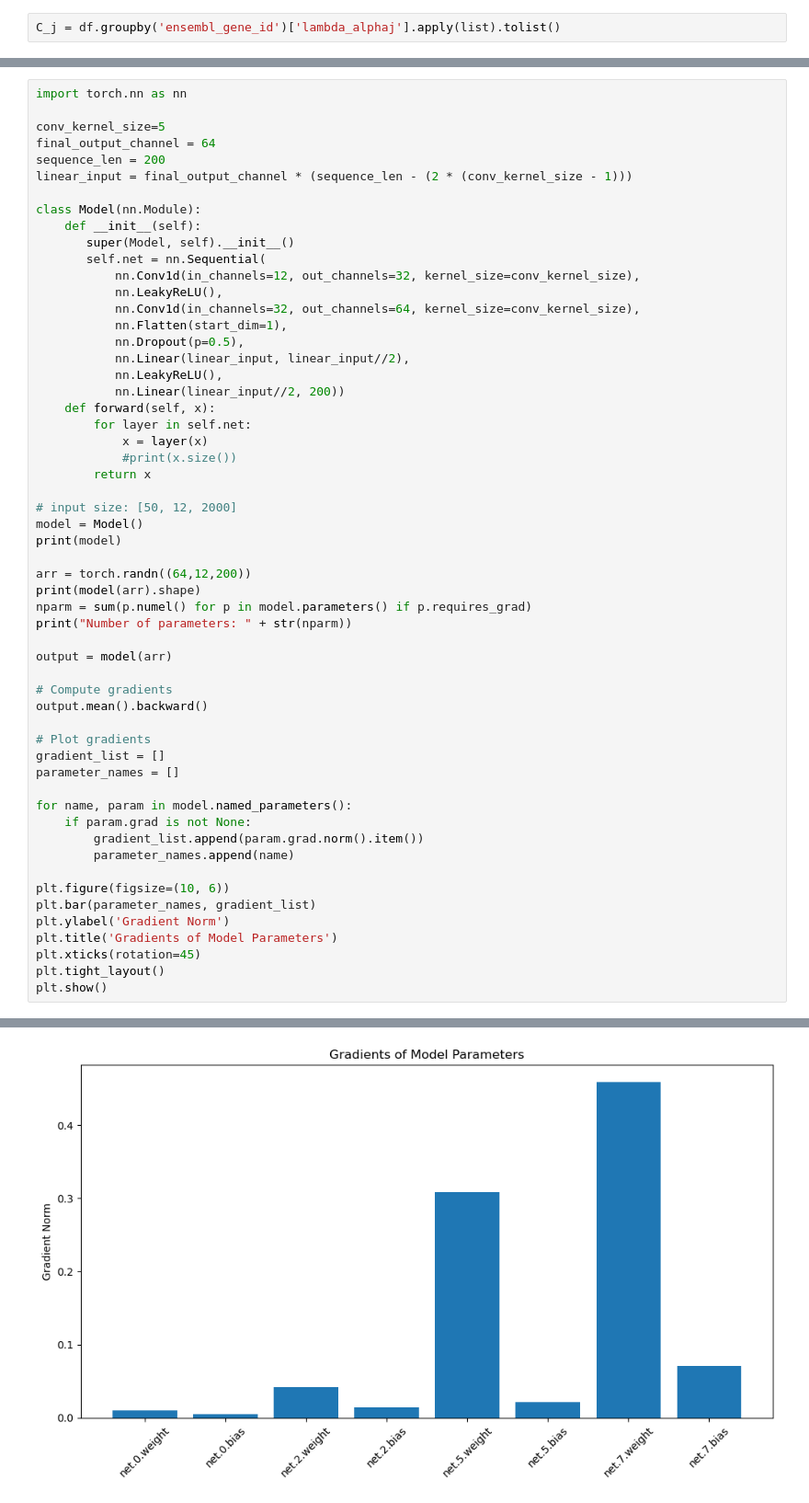
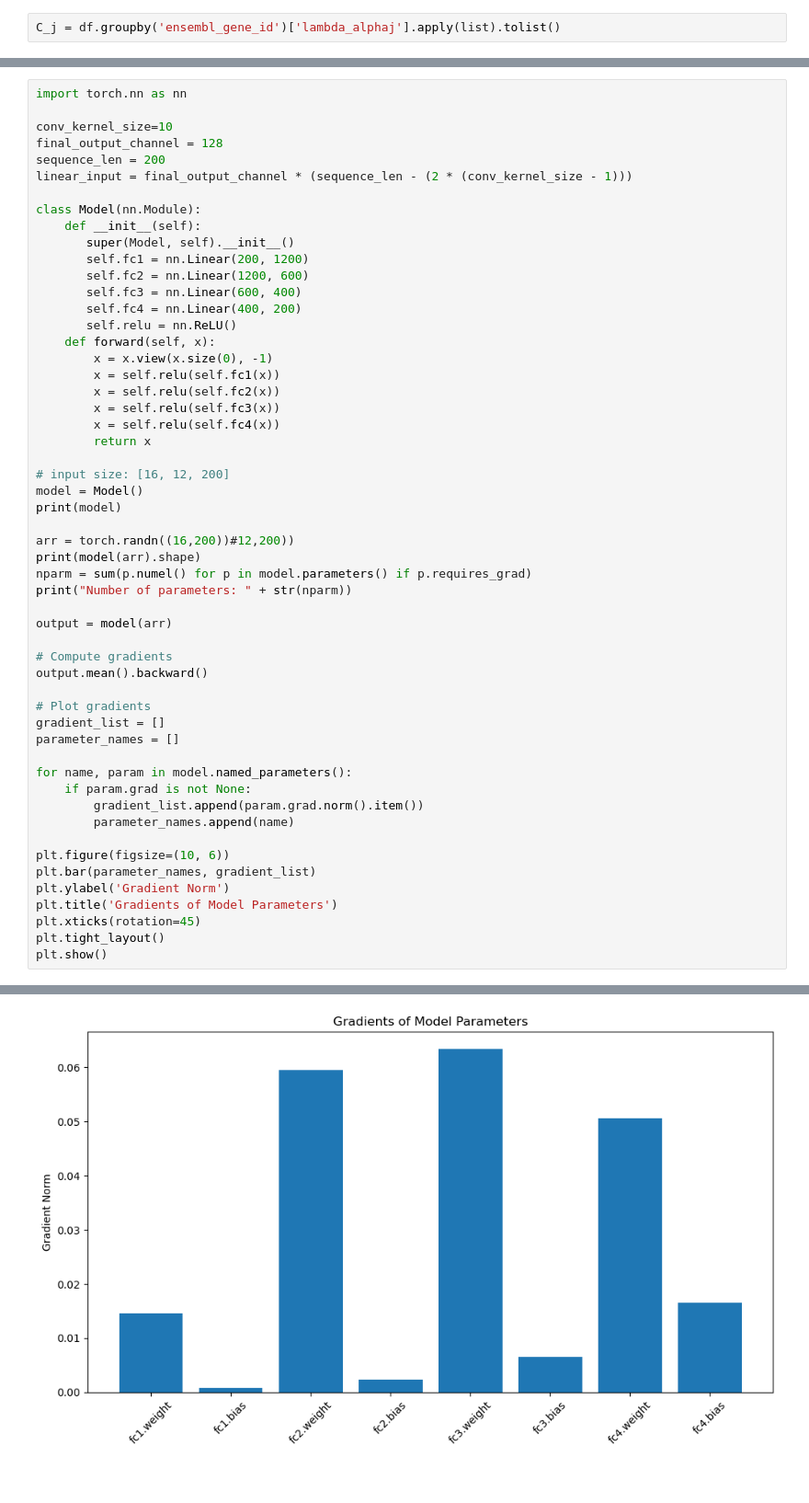
Before and after one commit to rebeccaHassett/RNA_Transcription_NN, a Jupyter notebook: rna_transcription_cnn.ipynb, the cells around one changed output, grey strips where cells are left out. Shown at 92% size. Drawn from its saved outputs; the diff is of its cells as text.

Commit message:
Use simple linear model

```diff
--- a/rna_transcription_cnn.ipynb
+++ b/rna_transcription_cnn.ipynb
@@ -104,34 +109,32 @@ valdl = DataLoader(valset, batch_size=64, shuffle=False)
 # %%
 import torch.nn as nn
 
-conv_kernel_size=5
-final_output_channel = 64
+conv_kernel_size=10
+final_output_channel = 128
 sequence_len = 200
 linear_input = final_output_channel * (sequence_len - (2 * (conv_kernel_size - 1)))
 
 class Model(nn.Module):
     def __init__(self):
        super(Model, self).__init__()
-       self.net = nn.Sequential(
-           nn.Conv1d(in_channels=12, out_channels=32, kernel_size=conv_kernel_size),
-           nn.LeakyReLU(),
-           nn.Conv1d(in_channels=32, out_channels=64, kernel_size=conv_kernel_size),
-           nn.Flatten(start_dim=1),
-           nn.Dropout(p=0.5),
-           nn.Linear(linear_input, linear_input//2),
-           nn.LeakyReLU(),
-           nn.Linear(linear_input//2, 200))
+       self.fc1 = nn.Linear(200, 1200)
+       self.fc2 = nn.Linear(1200, 600)
+       self.fc3 = nn.Linear(600, 400)
+       self.fc4 = nn.Linear(400, 200)
+       self.relu = nn.ReLU()
     def forward(self, x):
-        for layer in self.net:
-            x = layer(x)
-            #print(x.size())
+        x = x.view(x.size(0), -1)
+        x = self.relu(self.fc1(x))
+        x = self.relu(self.fc2(x))
+        x = self.relu(self.fc3(x))
+        x = self.relu(self.fc4(x))
         return x
 
-# input size: [50, 12, 2000]
+# input size: [16, 12, 200]
 model = Model()
 print(model)
 
-arr = torch.randn((64,12,200))
+arr = torch.randn((16,200))#12,200))
 print(model(arr).shape)
 nparm = sum(p.numel() for p in model.parameters() if p.requires_grad)
 print("Number of parameters: " + str(nparm))
@@ -175,2 +173,2 @@ Number of parameters: 76744872
-[figure, old version]
+[figure, new version]
 # %%
```
Also changed, not shown: parts of 13 cells of this notebook, 3 other files.
